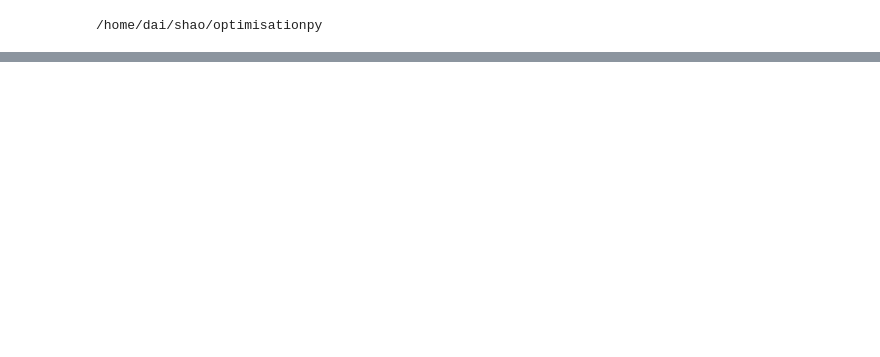
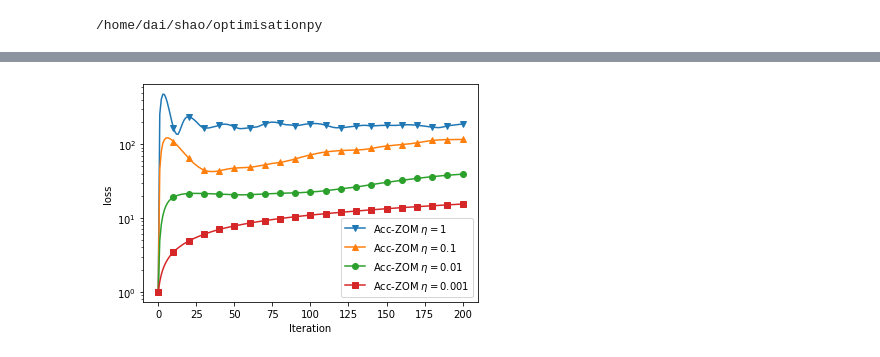
Before and after one commit to VergiliusShao/highdimzo, a Jupyter notebook: plot_csv_zo_cifar.ipynb, the cells around one changed output, grey strips where cells are left out. Cells and saved outputs as stored; diff of their text form; code cells hidden in the pictures; blank space fills up the shorter version.

```diff
--- a/plot_csv_zo_cifar.ipynb
+++ b/plot_csv_zo_cifar.ipynb
@@ -168,0 +76,26 @@ plt.show()
+# %%
+file = open("experiment_results/CIFAR_PN_solvers.zo.ada_pgd_vr_1.0000/average_loss.csv")
+pgdvr1pn = np.loadtxt(file, delimiter=",")
+file = open("experiment_results/CIFAR_PN_solvers.zo.ada_pgd_vr_0.1000/average_loss.csv")
+pgdvr2pn = np.loadtxt(file, delimiter=",")
+file = open("experiment_results/CIFAR_PN_solvers.zo.ada_pgd_vr_0.0100/average_loss.csv")
+pgdvr3pn = np.loadtxt(file, delimiter=",")
+file = open("experiment_results/CIFAR_PN_solvers.zo.ada_pgd_vr_0.0010/average_loss.csv")
+pgdvr4pn = np.loadtxt(file, delimiter=",")
+#file = open("experiment_results/MNIST_PN_solvers.zo.exp_grad_0.0001/average_loss.csv")
+#exp_grad5pn = np.loadtxt(file, delimiter=",")
+# %%
+fig, ax=plt.subplots()
+ax.plot(range(0,201), pgdvr1pn,label=r'Acc-ZOM $\eta=1$', marker='v',markevery=10)
+ax.plot(range(0,201), pgdvr2pn,label=r'Acc-ZOM $\eta=0.1$', marker='^',markevery=10)
+ax.plot(range(0,201), pgdvr3pn,label=r'Acc-ZOM $\eta=0.01$', marker='o',markevery=10)
+ax.plot(range(0,201), pgdvr4pn,label=r'Acc-ZOM $\eta=0.001$', marker='s',markevery=10)
+#ax.plot(range(0,201), exp_grad5pn,label=r'ZO-ExpMD $\eta=10^4$', marker='d',markevery=10)
+plt.xlabel("Iteration")
+plt.ylabel("loss")
+ax.set_yscale("log")
+plt.legend()
+plt.savefig('zo_zom_pn_cifar.pdf', format="pdf", bbox_inches="tight")
+plt.show()
+# %% [output]
+[figure, added]
```
Also changed, not shown: parts of 35 cells of this notebook, 14 other files.
